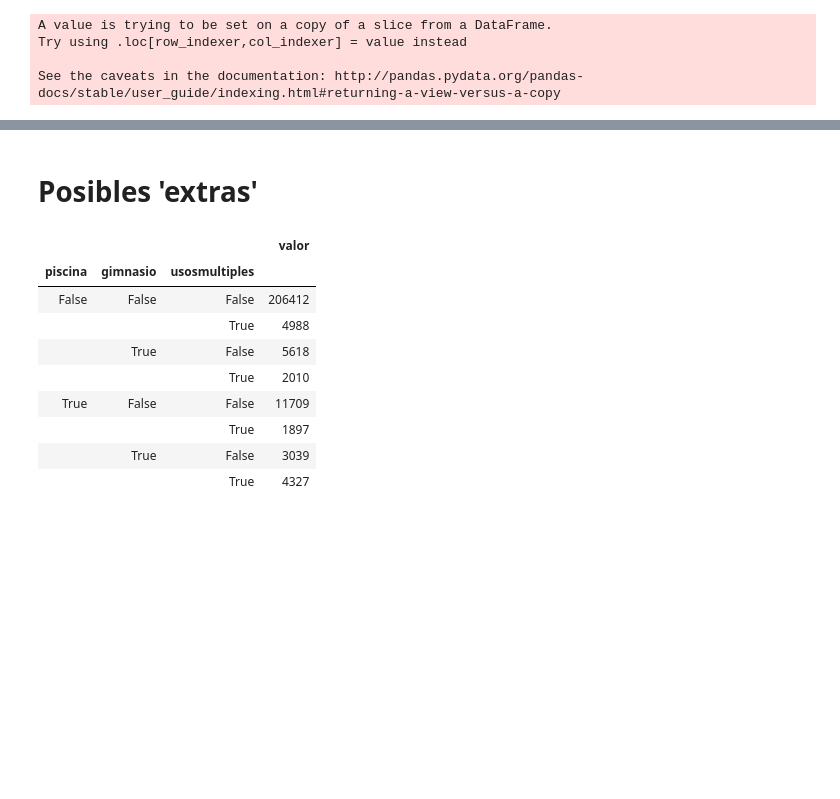
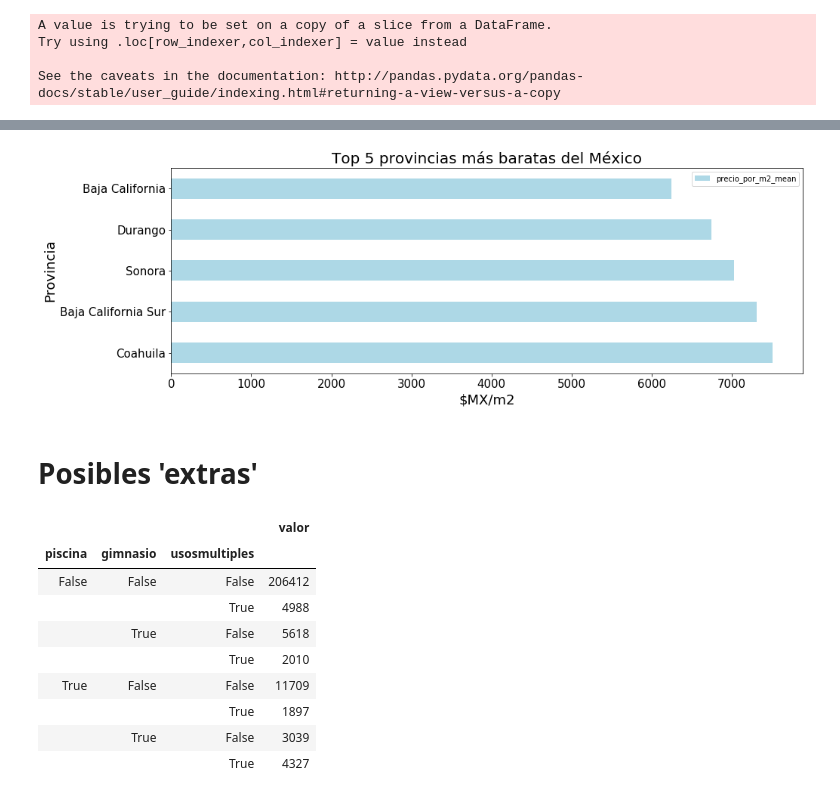
Before and after one commit to taielc/Fiuba_Datos_TP1, a Jupyter notebook: nb_principal.ipynb, the cells around one changed output, grey strips where cells are left out. Cells and saved outputs as stored; diff of their text form; code cells hidden in the pictures; blank space fills up the shorter version.

```diff
--- a/nb_principal.ipynb
+++ b/nb_principal.ipynb
@@ -689,3 +761,13 @@ mapa
+# %%
+#Las cinco provincias cuyo precio por m2 es mas bajo
+
+graph = precio_promedio_provincia.tail(5).sort_values(by = 'precio_por_m2_mean', ascending = False).plot.barh(figsize=(15,5),color='lightblue',fontsize=15, x = 'provincia', y = 'precio_por_m2_mean')
+graph.set_title("Top 5 provincias más baratas del México", fontsize=20)
+graph.set_ylabel("Provincia", fontsize=18)
+graph.set_xlabel("$MX/m2", fontsize=18)
+plt.show()
+# %% [output]
+[figure, added]
 # %% [markdown]
 # Posibles 'extras'
 # %%
```
Also changed, not shown: parts of 17 cells of this notebook.
